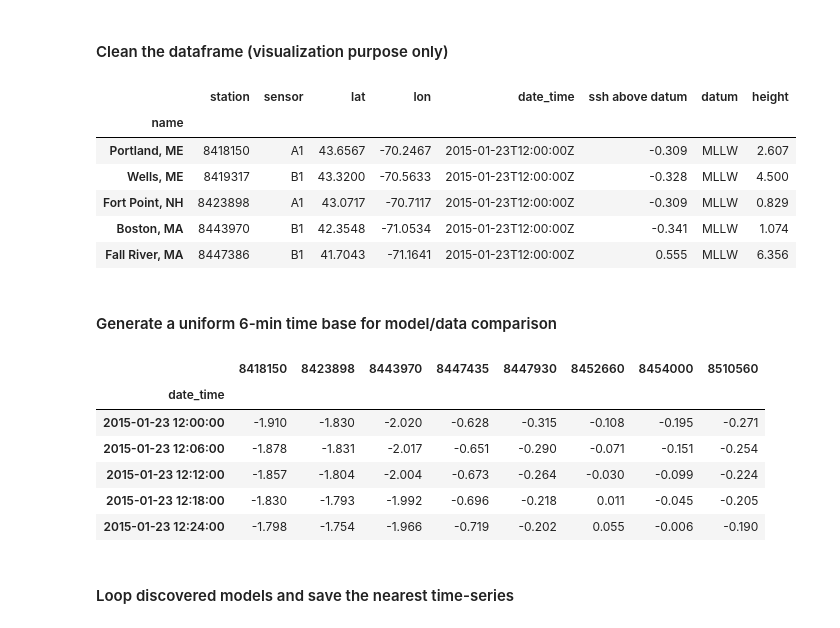
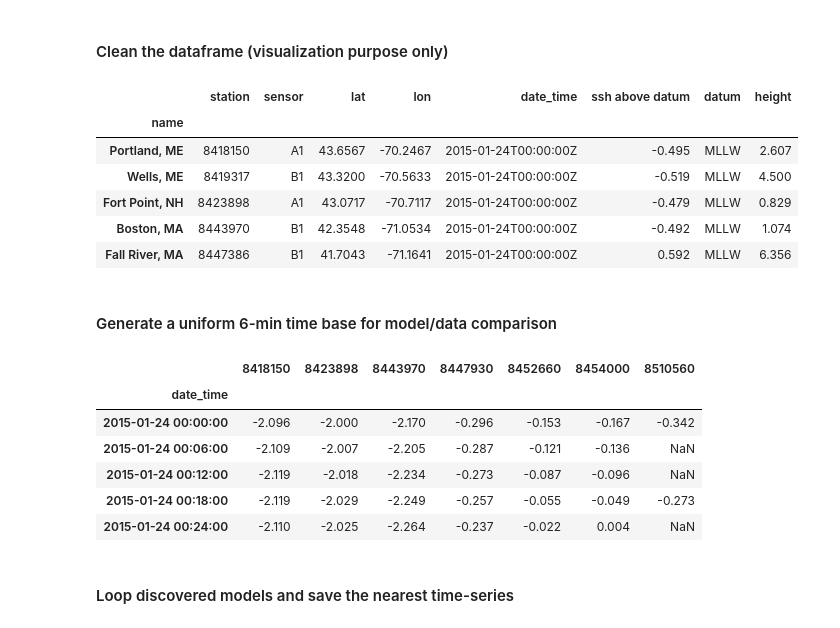
Before and after one commit to ocefpaf/inundation_notebook, a Jupyter notebook: inundation_notebook.ipynb, the cells around one changed output. Cells and saved outputs as stored; diff of their text form; code cells hidden in the pictures.

```diff
--- a/inundation_notebook.ipynb
+++ b/inundation_notebook.ipynb
@@ -5,15 +5,16 @@ import time
 start_time = time.time()
 # %%
 import pytz
-from datetime import datetime, timedelta
+from datetime import date, datetime, timedelta
 
 
-# Choose the date range (e.g: stop = datetime(2014, 7, 7, 12)).
-stop = datetime(2015, 1, 30, 12)
-run_name = '{:%Y-%m-%d}'.format(stop)
+# Choose the date range: 7 days from today.
+run_name = date.today().strftime("%Y-%m-%d")
+today = datetime.strptime(run_name, "%Y-%m-%d")
+today = today.replace(tzinfo=pytz.utc)
 
-stop = stop.replace(tzinfo=pytz.utc)
-start = stop - timedelta(days=7)
+start = today - timedelta(days=4)
+stop = today + timedelta(days=3)
 
 # NERACOOS Mass Bay Region.
 bbox = [-72, 41, -69, 44]
@@ -237,11 +238,11 @@ observations.head()
 # %% [output]
 |  | station | sensor | lat | lon | date_time | ssh above datum | datum | height |
 | name |  |  |  |  |  |  |  |  |
-| Portland, ME | 8418150 | A1 | 43.6567 | -70.2467 | 2015-01-23T12:00:00Z | -0.309 | MLLW | 2.607 |
-| Wells, ME | 8419317 | B1 | 43.3200 | -70.5633 | 2015-01-23T12:00:00Z | -0.328 | MLLW | 4.500 |
-| Fort Point, NH | 8423898 | A1 | 43.0717 | -70.7117 | 2015-01-23T12:00:00Z | -0.309 | MLLW | 0.829 |
-| Boston, MA | 8443970 | B1 | 42.3548 | -71.0534 | 2015-01-23T12:00:00Z | -0.341 | MLLW | 1.074 |
-| Fall River, MA | 8447386 | B1 | 41.7043 | -71.1641 | 2015-01-23T12:00:00Z | 0.555 | MLLW | 6.356 |
+| Portland, ME | 8418150 | A1 | 43.6567 | -70.2467 | 2015-01-24T00:00:00Z | -0.495 | MLLW | 2.607 |
+| Wells, ME | 8419317 | B1 | 43.3200 | -70.5633 | 2015-01-24T00:00:00Z | -0.519 | MLLW | 4.500 |
+| Fort Point, NH | 8423898 | A1 | 43.0717 | -70.7117 | 2015-01-24T00:00:00Z | -0.479 | MLLW | 0.829 |
+| Boston, MA | 8443970 | B1 | 42.3548 | -71.0534 | 2015-01-24T00:00:00Z | -0.492 | MLLW | 1.074 |
+| Fall River, MA | 8447386 | B1 | 41.7043 | -71.1641 | 2015-01-24T00:00:00Z | 0.592 | MLLW | 6.356 |
 # %% [markdown]
 #### Generate a uniform 6-min time base for model/data comparison
 # %%
@@ -261,8 +262,7 @@ def coops2df(collector, coops_id):
 
 
 def save_timeseries(df, outfile, standard_name, **kw):
-    """http://cfconventions.org/Data/cf-convetions/cf-conventions-1.6/build
-    /cf-conventions.html#idp5577536"""
+    """http://cfconventions.org/Data/cf-convetions/cf-conventions-1.6/build/cf-conventions.html#idp5577536"""
     cube = as_cube(df, calendars={1: iris.unit.CALENDAR_GREGORIAN})
     cube.coord("index").rename("time")
     cube.coord("columns").rename("station name")
@@ -308,7 +308,7 @@ from owslib.ows import ExceptionReport
 iris.FUTURE.netcdf_promote = True
 
 log.info(fmt(' Observations '))
-fname = '{:%Y-%m-%d}-OBS_DATA.nc'.format(stop)
+fname = '{}-OBS_DATA.nc'.format(run_name)
 
 log.info(fmt(' Downloading to file {} '.format(fname)))
 data = dict()
@@ -321,40 +321,40 @@ for station in observations.station:
     except ExceptionReport as e:
         bad_datum.append(station)
         name = get_coops_longname(station)
         log.warning("[{}] {}:\n{}".format(station, name, e))
 obs_data = DataFrame.from_dict(data)
 
 # Split good and bad vertical datum stations.
 pattern = '|'.join(bad_datum)
 if pattern:
     non_navd = observations.station.str.contains(pattern)
     bad_datum = observations[non_navd]
     observations = observations[~non_navd]
 
 comment = "Several stations from http://opendap.co-ops.nos.noaa.gov"
 kw = dict(longitude=observations.lon,
           latitude=observations.lat,
           station_attr=dict(cf_role="timeseries_id"),
           cube_attr=dict(featureType='timeSeries',
                          Conventions='CF-1.6',
                          standard_name_vocabulary='CF-1.6',
                          cdm_data_type="Station",
                          comment=comment,
                          datum=datum,
                          url=url))
 
 save_timeseries(obs_data, outfile=fname,
                 standard_name=sos_name, **kw)
 
 obs_data.head()
 # %% [output]
-|  | 8418150 | 8423898 | 8443970 | 8447435 | 8447930 | 8452660 | 8454000 | 8510560 |
-| date_time |  |  |  |  |  |  |  |  |
-| 2015-01-23 12:00:00 | -1.910 | -1.830 | -2.020 | -0.628 | -0.315 | -0.108 | -0.195 | -0.271 |
-| 2015-01-23 12:06:00 | -1.878 | -1.831 | -2.017 | -0.651 | -0.290 | -0.071 | -0.151 | -0.254 |
-| 2015-01-23 12:12:00 | -1.857 | -1.804 | -2.004 | -0.673 | -0.264 | -0.030 | -0.099 | -0.224 |
-| 2015-01-23 12:18:00 | -1.830 | -1.793 | -1.992 | -0.696 | -0.218 | 0.011 | -0.045 | -0.205 |
-| 2015-01-23 12:24:00 | -1.798 | -1.754 | -1.966 | -0.719 | -0.202 | 0.055 | -0.006 | -0.190 |
+|  | 8418150 | 8423898 | 8443970 | 8447930 | 8452660 | 8454000 | 8510560 |
+| date_time |  |  |  |  |  |  |  |
+| 2015-01-24 00:00:00 | -2.096 | -2.000 | -2.170 | -0.296 | -0.153 | -0.167 | -0.342 |
+| 2015-01-24 00:06:00 | -2.109 | -2.007 | -2.205 | -0.287 | -0.121 | -0.136 | NaN |
+| 2015-01-24 00:12:00 | -2.119 | -2.018 | -2.234 | -0.273 | -0.087 | -0.096 | NaN |
+| 2015-01-24 00:18:00 | -2.119 | -2.029 | -2.249 | -0.257 | -0.055 | -0.049 | -0.273 |
+| 2015-01-24 00:24:00 | -2.110 | -2.025 | -2.264 | -0.237 | -0.022 | 0.004 | NaN |
 # %% [markdown]
 #### Loop discovered models and save the nearest time-series
 # %%
```
Also changed, not shown: parts of 6 cells of this notebook, 1 other file.
